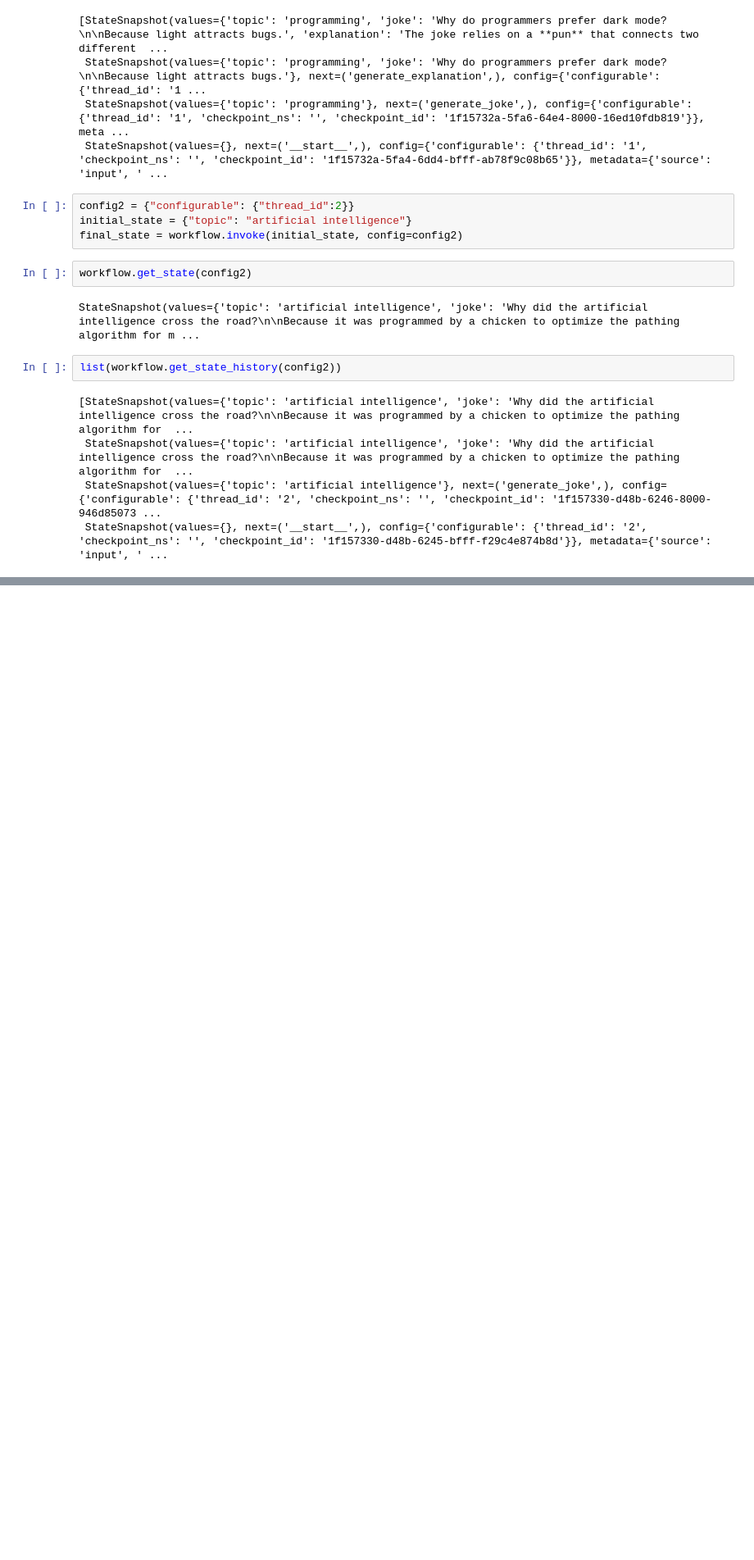
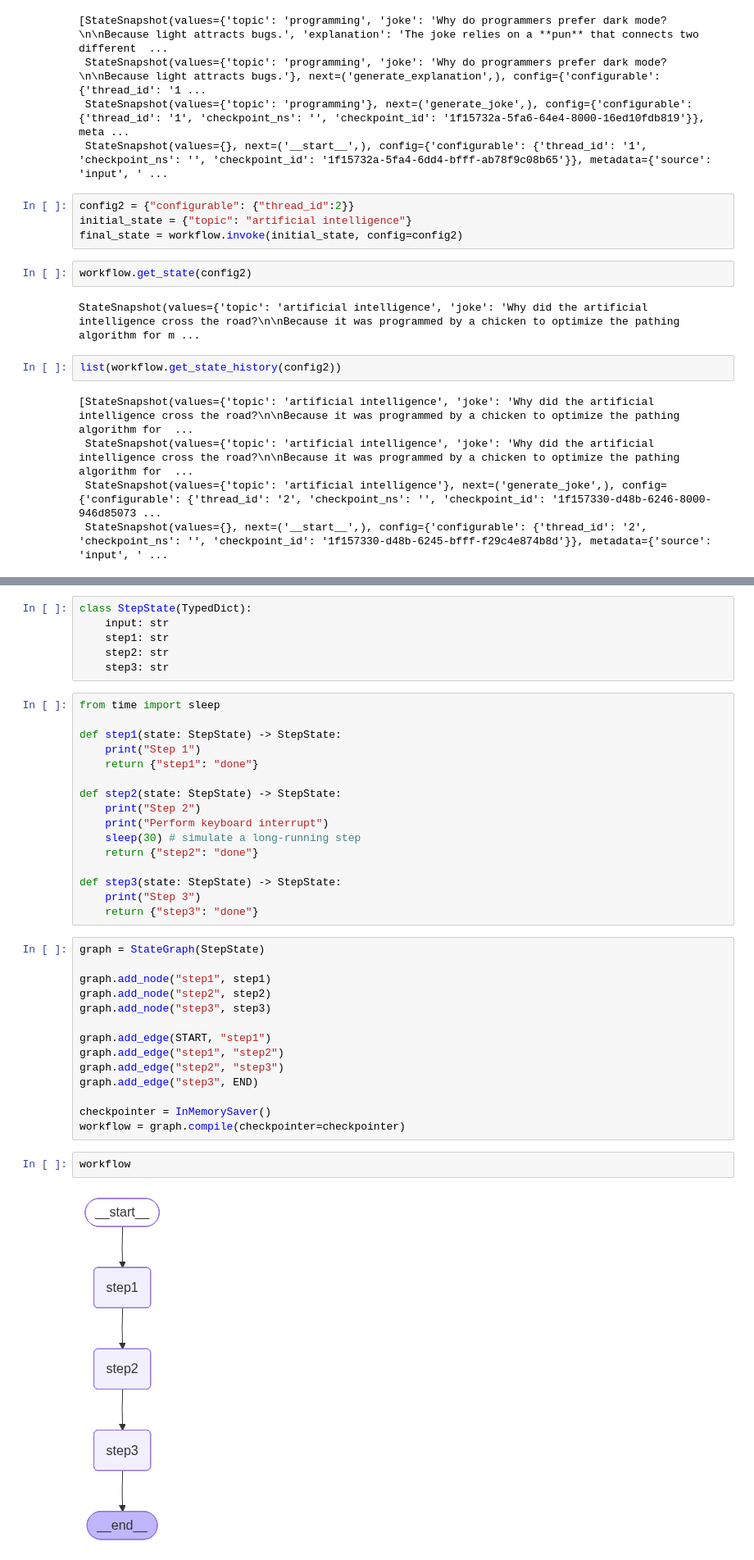
Before and after one commit to Maaiz-Shaikh/langgraph, a Jupyter notebook: persistence.ipynb, the cells around one changed output, grey strips where cells are left out. Shown at 82% size. Cells and saved outputs as stored; diff of their text form; blank space fills up the shorter version.

```diff
--- a/persistence.ipynb
+++ b/persistence.ipynb
@@ -87,0 +95,40 @@ list(workflow.get_state_history(config2))
+# %%
+class StepState(TypedDict):
+    input: str
+    step1: str
+    step2: str
+    step3: str
+# %%
+from time import sleep
+
+def step1(state: StepState) -> StepState:
+    print("Step 1")
+    return {"step1": "done"}
+
+def step2(state: StepState) -> StepState:
+    print("Step 2")
+    print("Perform keyboard interrupt")
+    sleep(30) # simulate a long-running step
+    return {"step2": "done"}
+
+def step3(state: StepState) -> StepState:
+    print("Step 3")
+    return {"step3": "done"}
+# %%
+graph = StateGraph(StepState)
+
+graph.add_node("step1", step1)
+graph.add_node("step2", step2)
+graph.add_node("step3", step3)
+
+graph.add_edge(START, "step1")
+graph.add_edge("step1", "step2")
+graph.add_edge("step2", "step3")
+graph.add_edge("step3", END)
+
+checkpointer = InMemorySaver()
+workflow = graph.compile(checkpointer=checkpointer)
+# %%
+workflow
+# %% [output]
+[figure, added]
```
Also changed, not shown: parts of 9 cells of this notebook.
